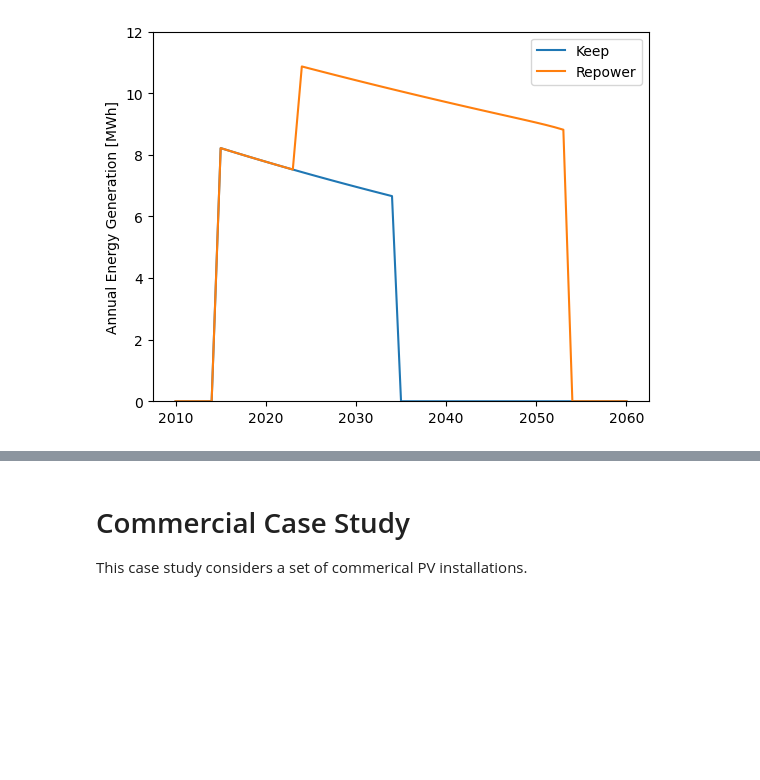
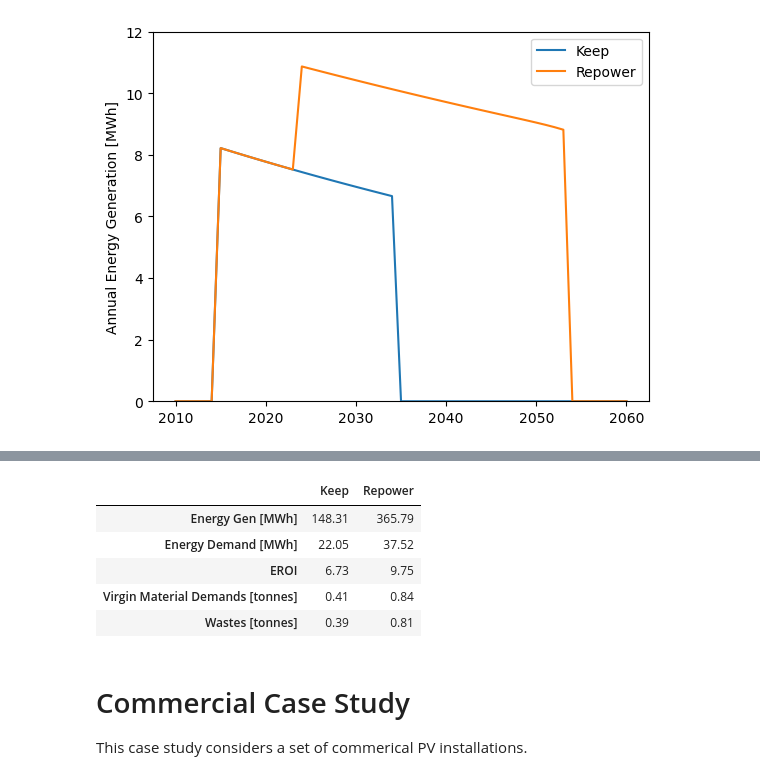
Before and after one commit to NREL/PV-DEMICE, a Jupyter notebook: docs/dev/SIPS2025-CaseStudies.ipynb, the cells around one changed output, grey strips where cells are left out. Saved outputs shown, nothing was run; the diff lists cells and outputs as text; code cells hidden in the pictures; blank space fills up the shorter version.

```diff
--- a/docs/dev/SIPS2025-CaseStudies.ipynb
+++ b/docs/dev/SIPS2025-CaseStudies.ipynb
@@ -219,3 +219,7 @@ cumu_energy_MWh
 #material demands
 modmass_keep = sim1_yearly.loc[2015,'VirginStock_Module_SIPS_Resi_keep_[Tonnes]']
 modmass_repower = sim1_yearly.loc[:,'VirginStock_Module_SIPS_Resi_repower_[Tonnes]'].sum()
+# %%
+#wastes
+modwaste_keep = sim1_cumu.iloc[-1]['WasteAll_Module_SIPS_Resi_keep_[Tonnes]']
+modwaste_repower = sim1_cumu.iloc[-1]['WasteAll_Module_SIPS_Resi_repower_[Tonnes]']
@@ -222,3 +239,18 @@ modmass_repower = sim1_yearly.loc[:,'VirginStock_Module_SIPS_Resi_repower_[Tonne
+# %%
+cumu_metrics = cumu_energy_MWh.copy()
+cumu_metrics.loc['Virgin Material Demands [tonnes]','Keep'] = modmass_keep
+cumu_metrics.loc['Virgin Material Demands [tonnes]','Repower'] = modmass_repower
+cumu_metrics.loc['Wastes [tonnes]', 'Keep'] = modwaste_keep
+cumu_metrics.loc['Wastes [tonnes]', 'Repower'] = modwaste_repower
+
+round(cumu_metrics,2)
+# %% [output]
+|  | Keep | Repower |
+| Energy Gen [MWh] | 148.31 | 365.79 |
+| Energy Demand [MWh] | 22.05 | 37.52 |
+| EROI | 6.73 | 9.75 |
+| Virgin Material Demands [tonnes] | 0.41 | 0.84 |
+| Wastes [tonnes] | 0.39 | 0.81 |
 # %% [markdown]
 # Commercial Case Study
 This case study considers a set of commerical PV installations.
```
Also changed, not shown: parts of 6 cells of this notebook, 2 other files.
